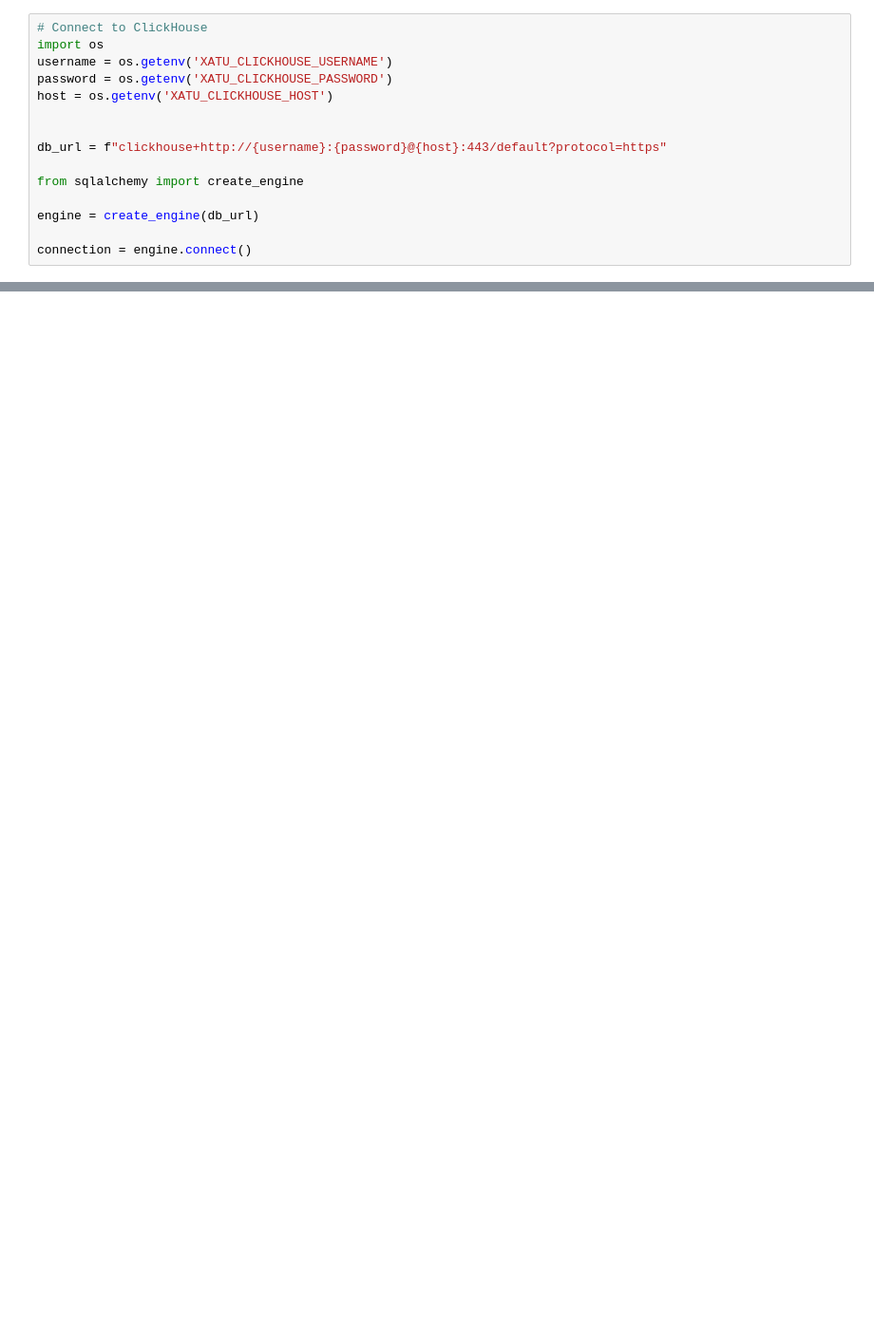
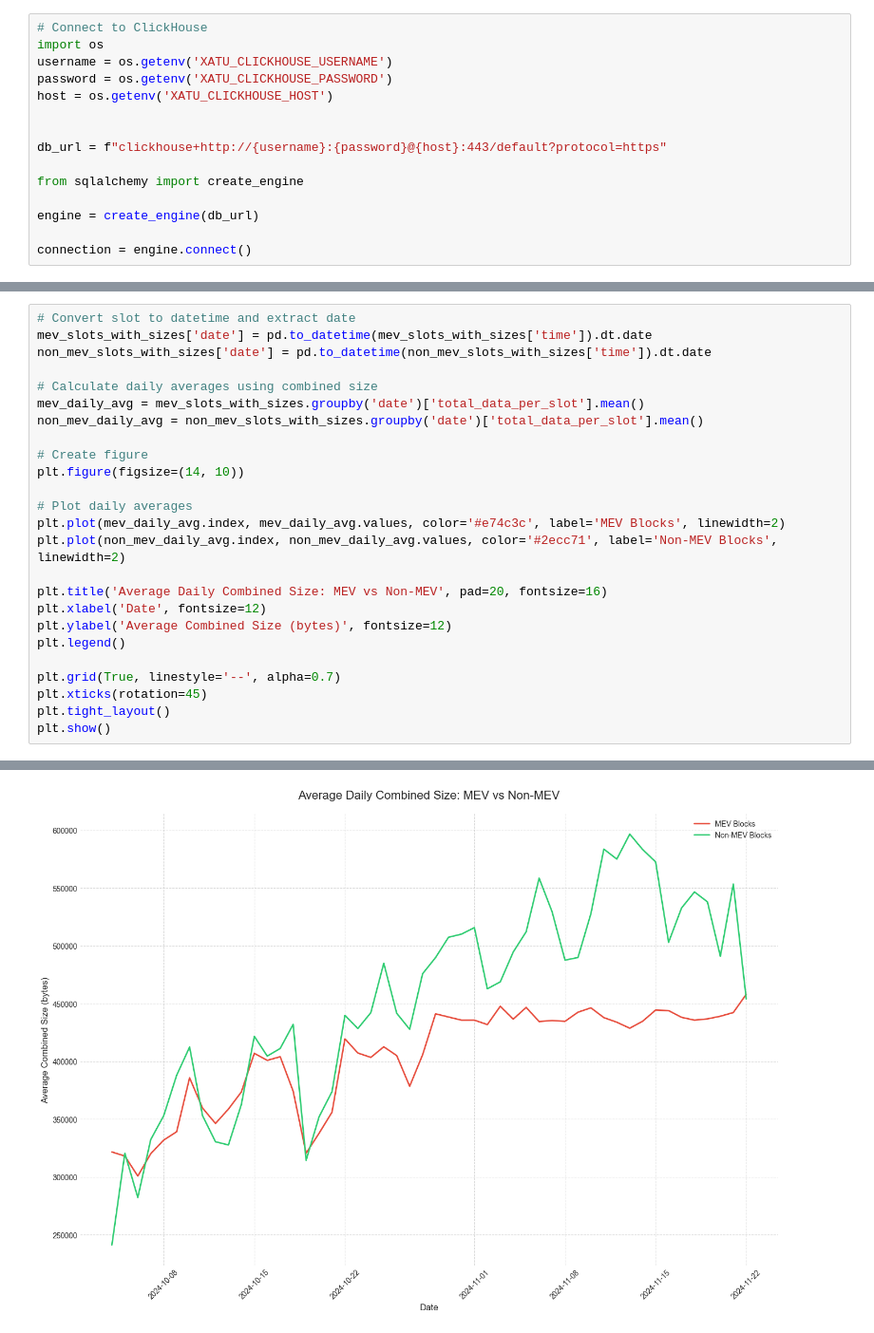
Before and after one commit to ethpandaops/xatu-data, a Jupyter notebook: analysis/public-users/public-users.ipynb, the cells around one changed output, grey strips where cells are left out. Shown at 95% size. Drawn from its saved outputs; the diff is of its cells as text; blank space fills up the shorter version.

```diff
--- a/analysis/public-users/public-users.ipynb
+++ b/analysis/public-users/public-users.ipynb
@@ -670,0 +997,26 @@ plt.show()
+# %%
+# Convert slot to datetime and extract date
+mev_slots_with_sizes['date'] = pd.to_datetime(mev_slots_with_sizes['time']).dt.date
+non_mev_slots_with_sizes['date'] = pd.to_datetime(non_mev_slots_with_sizes['time']).dt.date
+
+# Calculate daily averages using combined size
+mev_daily_avg = mev_slots_with_sizes.groupby('date')['total_data_per_slot'].mean()
+non_mev_daily_avg = non_mev_slots_with_sizes.groupby('date')['total_data_per_slot'].mean()
+
+# Create figure
+plt.figure(figsize=(14, 10))
+
+# Plot daily averages
+plt.plot(mev_daily_avg.index, mev_daily_avg.values, color='#e74c3c', label='MEV Blocks', linewidth=2)
+plt.plot(non_mev_daily_avg.index, non_mev_daily_avg.values, color='#2ecc71', label='Non-MEV Blocks', linewidth=2)
+
+plt.title('Average Daily Combined Size: MEV vs Non-MEV', pad=20, fontsize=16)
+plt.xlabel('Date', fontsize=12)
+plt.ylabel('Average Combined Size (bytes)', fontsize=12)
+plt.legend()
+
+plt.grid(True, linestyle='--', alpha=0.7)
+plt.xticks(rotation=45)
+plt.tight_layout()
+plt.show()
+# %% [output]
@@ -670,0 +1033 @@ plt.show()
+[figure, added]
```
Also changed, not shown: parts of 36 cells of this notebook.
